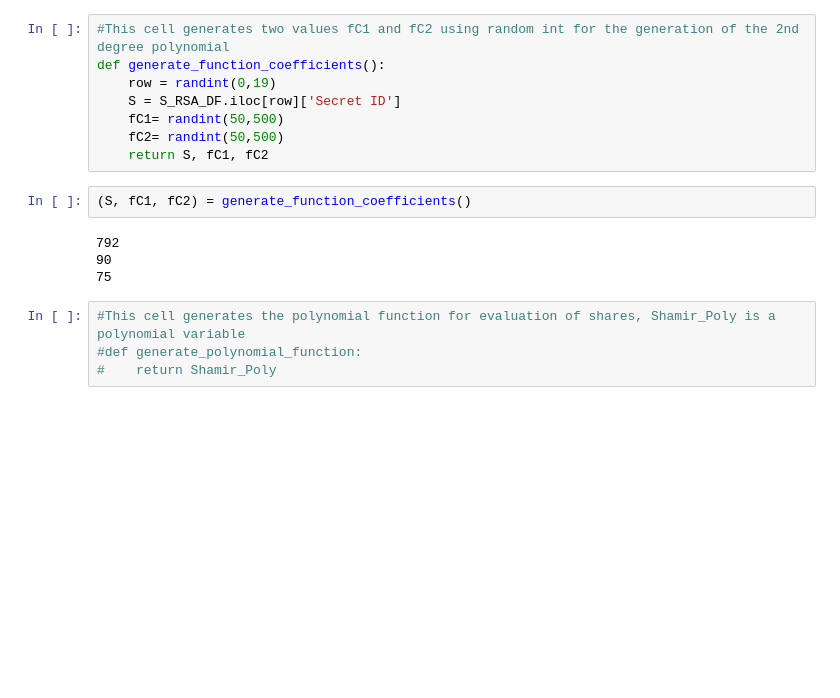
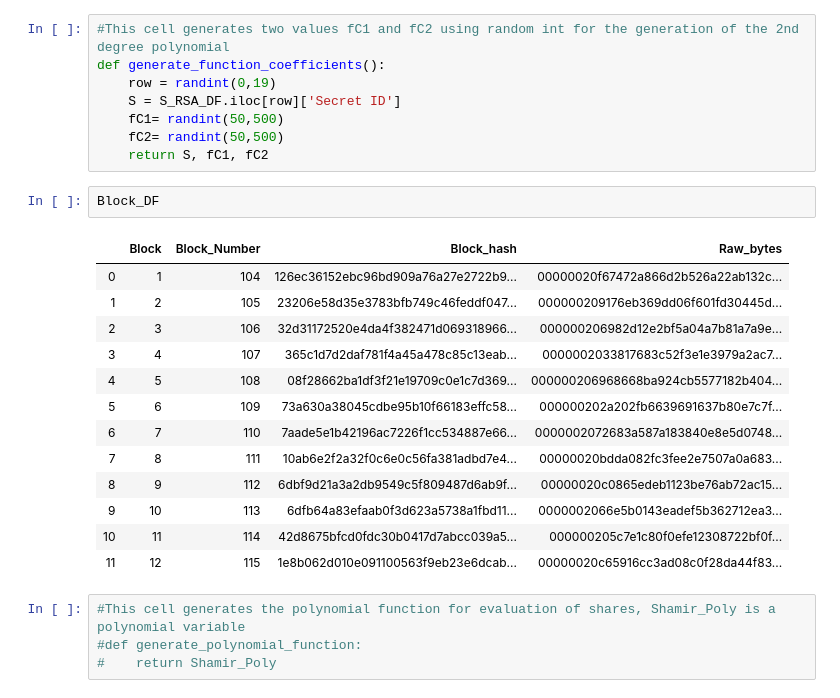
Before and after one commit to Borna024/Project3, a Jupyter notebook: Encryption Decryption Work - Stephen/RSAKeyGeneration.ipynb, the cells around one changed output. Saved outputs shown, nothing was run; the diff lists cells and outputs as text; blank space fills up the shorter version.

Commit message:
Added block breakup and formatting

```diff
--- a/Encryption Decryption Work - Stephen/RSAKeyGeneration.ipynb
+++ b/Encryption Decryption Work - Stephen/RSAKeyGeneration.ipynb
@@ -123,12 +152,22 @@ def generate_function_coefficients():
     fC1= randint(50,500)
     fC2= randint(50,500)
     return S, fC1, fC2
-# %%
-(S, fC1, fC2) = generate_function_coefficients()
-# %% [output]
-792
-90
-75
+# %%
+Block_DF
+# %% [output]
+|  | Block | Block_Number | Block_hash | Raw_bytes |
+| 0 | 1 | 104 | 126ec36152ebc96bd909a76a27e2722b9... | 00000020f67472a866d2b526a22ab132c... |
+| 1 | 2 | 105 | 23206e58d35e3783bfb749c46feddf047... | 000000209176eb369dd06f601fd30445d... |
+| 2 | 3 | 106 | 32d31172520e4da4f382471d069318966... | 000000206982d12e2bf5a04a7b81a7a9e... |
+| 3 | 4 | 107 | 365c1d7d2daf781f4a45a478c85c13eab... | 0000002033817683c52f3e1e3979a2ac7... |
+| 4 | 5 | 108 | 08f28662ba1df3f21e19709c0e1c7d369... | 000000206968668ba924cb5577182b404... |
+| 5 | 6 | 109 | 73a630a38045cdbe95b10f66183effc58... | 000000202a202fb6639691637b80e7c7f... |
+| 6 | 7 | 110 | 7aade5e1b42196ac7226f1cc534887e66... | 0000002072683a587a183840e8e5d0748... |
+| 7 | 8 | 111 | 10ab6e2f2a32f0c6e0c56fa381adbd7e4... | 00000020bdda082fc3fee2e7507a0a683... |
+| 8 | 9 | 112 | 6dbf9d21a3a2db9549c5f809487d6ab9f... | 00000020c0865edeb1123be76ab72ac15... |
+| 9 | 10 | 113 | 6dfb64a83efaab0f3d623a5738a1fbd11... | 0000002066e5b0143eadef5b362712ea3... |
+| 10 | 11 | 114 | 42d8675bfcd0fdc30b0417d7abcc039a5... | 000000205c7e1c80f0efe12308722bf0f... |
+| 11 | 12 | 115 | 1e8b062d010e091100563f9eb23e6dcab... | 00000020c65916cc3ad08c0f28da44f83... |
 # %%
 #This cell generates the polynomial function for evaluation of shares, Shamir_Poly is a polynomial variable
 #def generate_polynomial_function:
```
Also changed, not shown: parts of 4 cells of this notebook.
